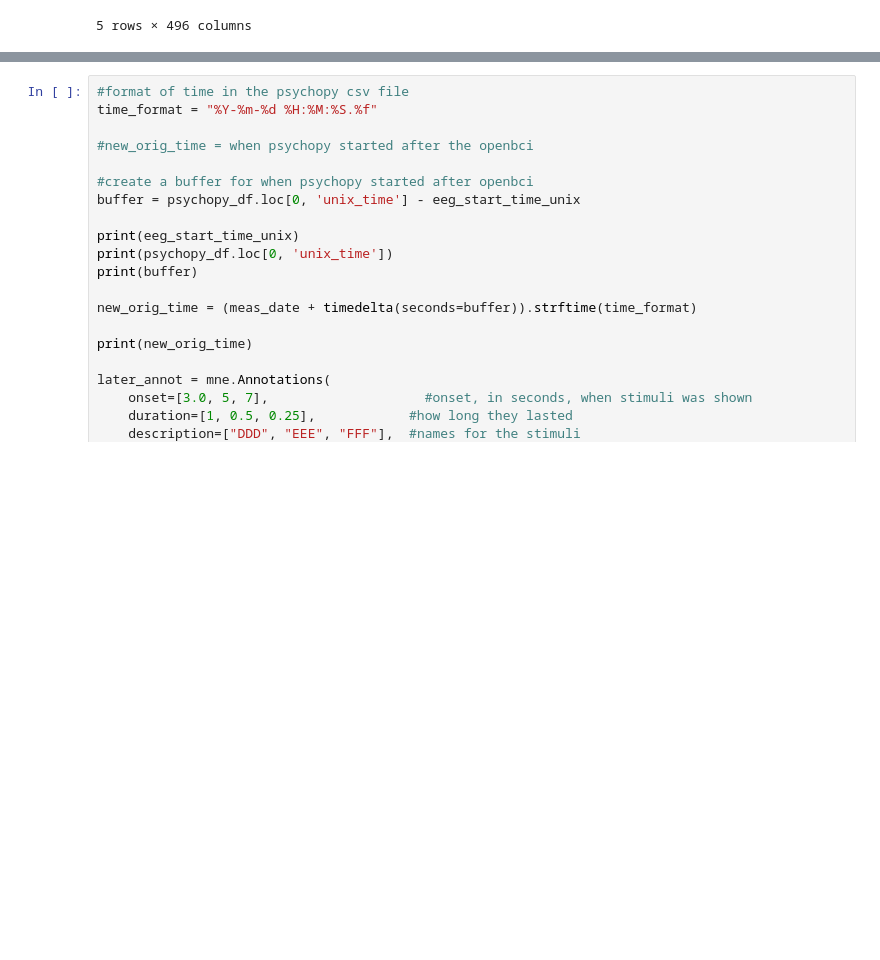
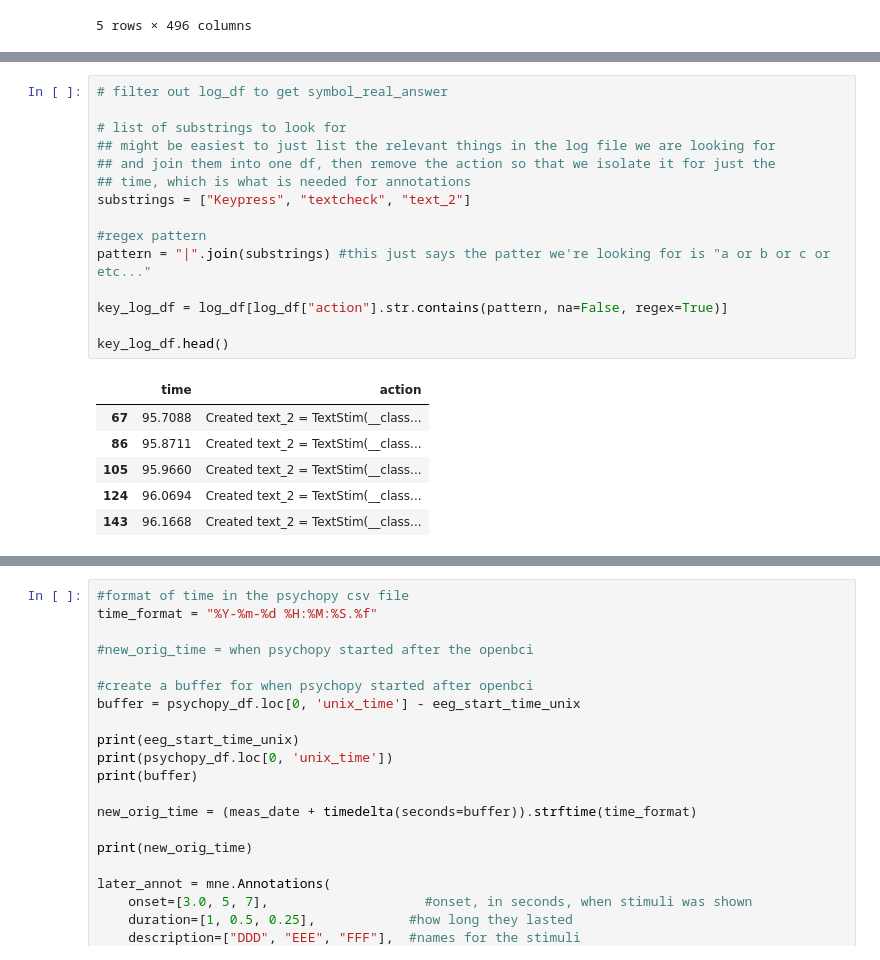
Before and after one commit to Neurotech-Davis/NeuroLingo, a Jupyter notebook: pre_processing/Aaron's_EEG_preprocess.ipynb, the cells around one changed output, grey strips where cells are left out. Drawn from its saved outputs; the diff is of its cells as text; blank space fills up the shorter version.

Commit message:
annotation ugh

```diff
--- a/pre_processing/Aaron's_EEG_preprocess.ipynb
+++ b/pre_processing/Aaron's_EEG_preprocess.ipynb
@@ -144,3 +153,25 @@ psychopy_df.head()
+# %%
+# filter out log_df to get symbol_real_answer
+
+# list of substrings to look for
+## might be easiest to just list the relevant things in the log file we are looking for
+## and join them into one df, then remove the action so that we isolate it for just the
+## time, which is what is needed for annotations
+substrings = ["Keypress", "textcheck", "text_2"]
+
+#regex pattern
+pattern = "|".join(substrings) #this just says the patter we're looking for is "a or b or c or etc..."
+
+key_log_df = log_df[log_df["action"].str.contains(pattern, na=False, regex=True)]
+
+key_log_df.head()
+# %% [output]
+|  | time | action |
+| 67 | 95.7088 | Created text_2 = TextStim(__class... |
+| 86 | 95.8711 | Created text_2 = TextStim(__class... |
+| 105 | 95.9660 | Created text_2 = TextStim(__class... |
+| 124 | 96.0694 | Created text_2 = TextStim(__class... |
+| 143 | 96.1668 | Created text_2 = TextStim(__class... |
 # %%
 #TO DO
 # make a list of onsets
```
Also changed, not shown: parts of 5 cells of this notebook.
